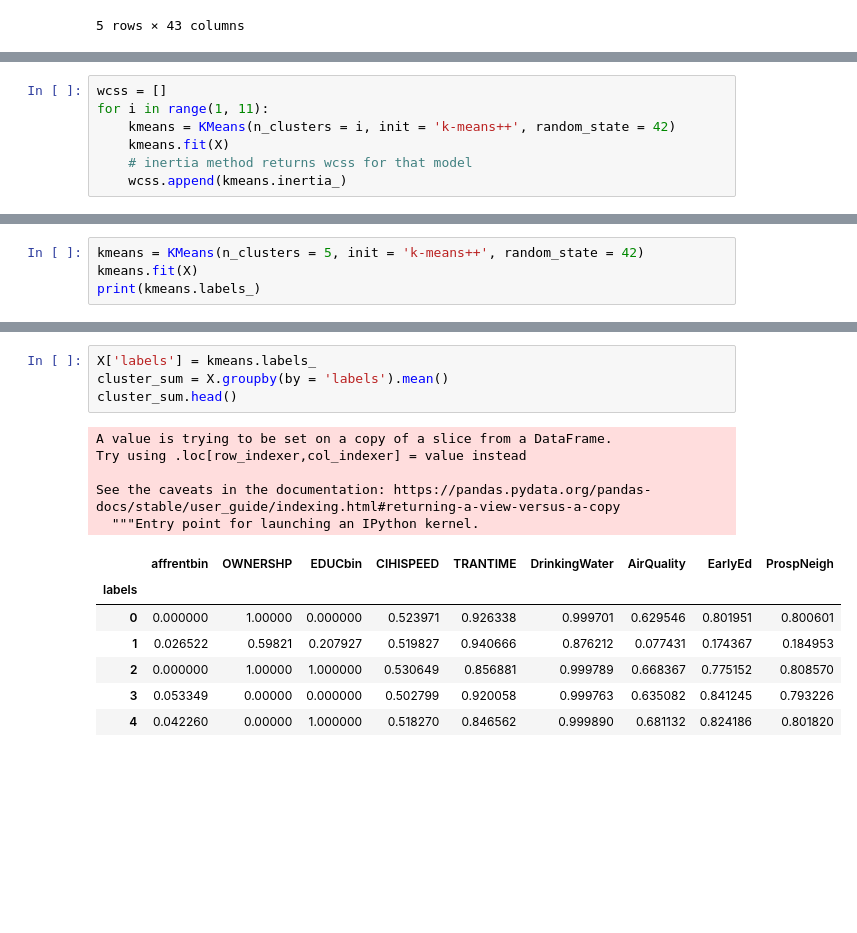
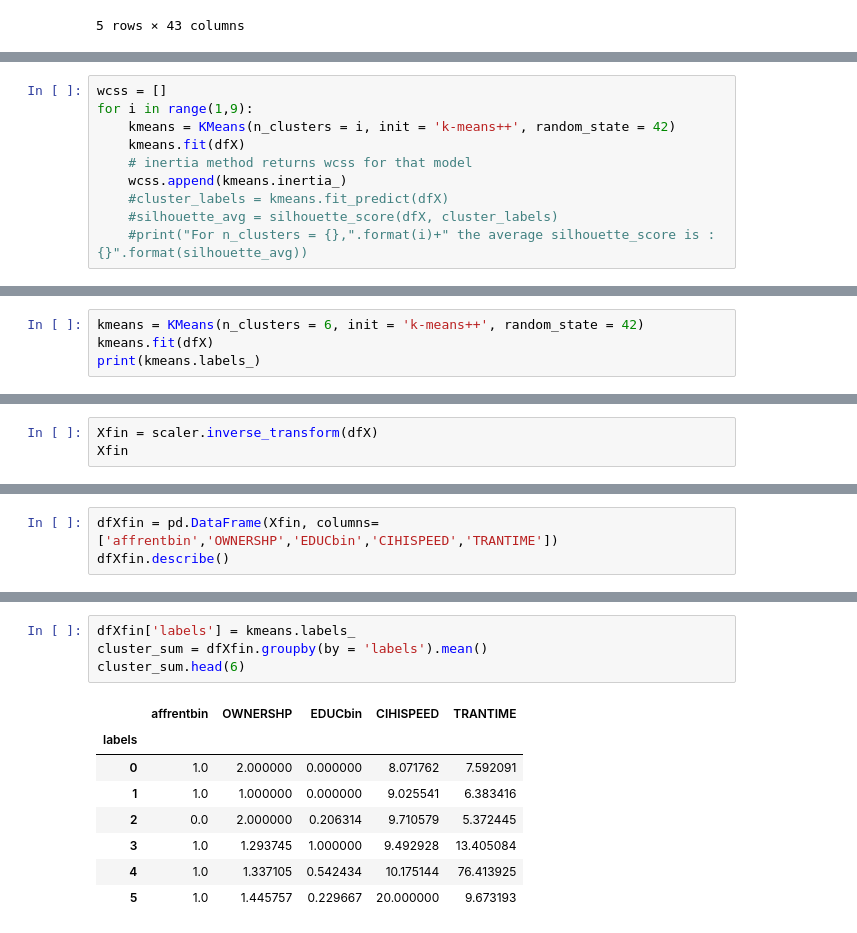
Before and after one commit to aren-kab/CDI-Capstone, a Jupyter notebook: IPUMSexploratoin.ipynb, the cells around one changed output, grey strips where cells are left out. Cells and saved outputs as stored; diff of their text form; blank space fills up the shorter version.

```diff
--- a/IPUMSexploratoin.ipynb
+++ b/IPUMSexploratoin.ipynb
@@ -222,9 +194,12 @@ X.describe()
 # %%
 wcss = []
-for i in range(1, 11):
+for i in range(1,9):
     kmeans = KMeans(n_clusters = i, init = 'k-means++', random_state = 42)
-    kmeans.fit(X)
+    kmeans.fit(dfX)
     # inertia method returns wcss for that model
     wcss.append(kmeans.inertia_)
+    #cluster_labels = kmeans.fit_predict(dfX)
+    #silhouette_avg = silhouette_score(dfX, cluster_labels)
+    #print("For n_clusters = {},".format(i)+" the average silhouette_score is :{}".format(silhouette_avg))
 # %%
 plt.figure(figsize=(10,5))
@@ -238,5 +213,5 @@ plt.show()
 # %%
-kmeans = KMeans(n_clusters = 5, init = 'k-means++', random_state = 42)
-kmeans.fit(X)
+kmeans = KMeans(n_clusters = 6, init = 'k-means++', random_state = 42)
+kmeans.fit(dfX)
 print(kmeans.labels_)
 # %% [output]
@@ -243,0 +219,3 @@ print(kmeans.labels_)
+# %%
+Xfin = scaler.inverse_transform(dfX)
+Xfin
@@ -243,0 +230,3 @@ print(kmeans.labels_)
+# %%
+dfXfin = pd.DataFrame(Xfin, columns=['affrentbin','OWNERSHP','EDUCbin','CIHISPEED','TRANTIME'])
+dfXfin.describe()
@@ -244,17 +243,13 @@ print(kmeans.labels_)
 # %%
-X['labels'] = kmeans.labels_
-cluster_sum = X.groupby(by = 'labels').mean()
-cluster_sum.head()
+dfXfin['labels'] = kmeans.labels_
+cluster_sum = dfXfin.groupby(by = 'labels').mean()
+cluster_sum.head(6)
 # %% [output]
-A value is trying to be set on a copy of a slice from a DataFrame.
-Try using .loc[row_indexer,col_indexer] = value instead
-
-See the caveats in the documentation: https://pandas.pydata.org/pandas-docs/stable/user_guide/indexing.html#returning-a-view-versus-a-copy
-  """Entry point for launching an IPython kernel.
-|  | affrentbin | OWNERSHP | EDUCbin | CIHISPEED | TRANTIME | DrinkingWater | AirQuality | EarlyEd | ProspNeigh |
-| labels |  |  |  |  |  |  |  |  |  |
-| 0 | 0.000000 | 1.00000 | 0.000000 | 0.523971 | 0.926338 | 0.999701 | 0.629546 | 0.801951 | 0.800601 |
-| 1 | 0.026522 | 0.59821 | 0.207927 | 0.519827 | 0.940666 | 0.876212 | 0.077431 | 0.174367 | 0.184953 |
-| 2 | 0.000000 | 1.00000 | 1.000000 | 0.530649 | 0.856881 | 0.999789 | 0.668367 | 0.775152 | 0.808570 |
-| 3 | 0.053349 | 0.00000 | 0.000000 | 0.502799 | 0.920058 | 0.999763 | 0.635082 | 0.841245 | 0.793226 |
-| 4 | 0.042260 | 0.00000 | 1.000000 | 0.518270 | 0.846562 | 0.999890 | 0.681132 | 0.824186 | 0.801820 |
+|  | affrentbin | OWNERSHP | EDUCbin | CIHISPEED | TRANTIME |
+| labels |  |  |  |  |  |
+| 0 | 1.0 | 2.000000 | 0.000000 | 8.071762 | 7.592091 |
+| 1 | 1.0 | 1.000000 | 0.000000 | 9.025541 | 6.383416 |
+| 2 | 0.0 | 2.000000 | 0.206314 | 9.710579 | 5.372445 |
+| 3 | 1.0 | 1.293745 | 1.000000 | 9.492928 | 13.405084 |
+| 4 | 1.0 | 1.337105 | 0.542434 | 10.175144 | 76.413925 |
+| 5 | 1.0 | 1.445757 | 0.229667 | 20.000000 | 9.673193 |
```
Also changed, not shown: parts of 22 cells of this notebook.
